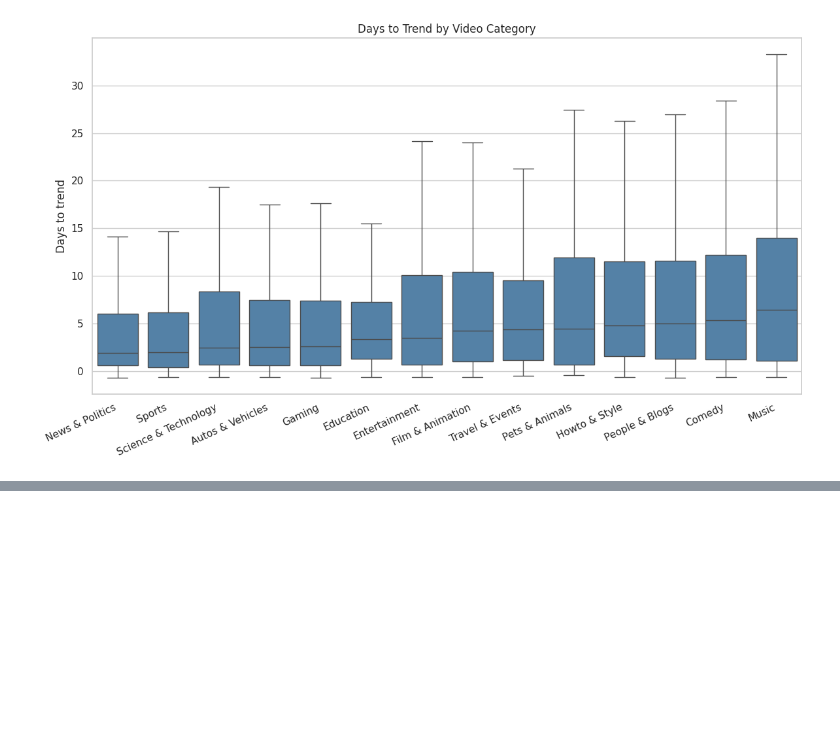
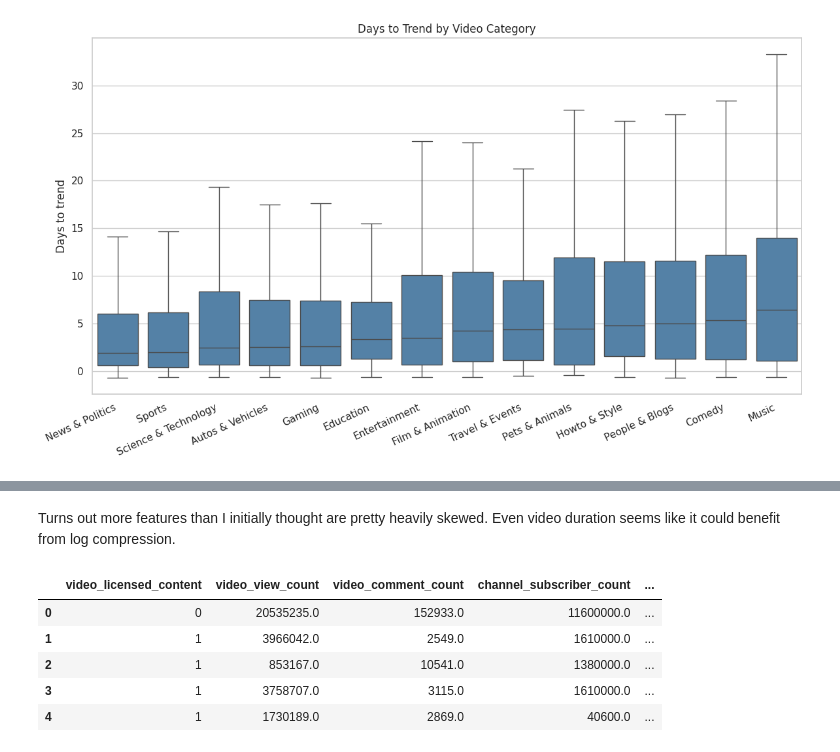
Before and after one commit to carlosfrancose/SpringboardCapstone2, a Jupyter notebook: notebooks/capstone_two.ipynb, the cells around one changed output, grey strips where cells are left out. Drawn from its saved outputs; the diff is of its cells as text; code cells hidden in the pictures; blank space fills up the shorter version.

```diff
--- a/notebooks/capstone_two.ipynb
+++ b/notebooks/capstone_two.ipynb
@@ -666,0 +693,9 @@ plt.show()
+# %%
+df.drop(columns=[
+    'video_published_at',
+    'video_trending_date',
+    'video_category_id',
+    'video_like_count',
+    'channel_published_at',
+    'channel_view_count'
+    ], inplace=True)
@@ -666,0 +704,3 @@ plt.show()
+# %%
+df.dropna(subset=['video_view_count', 'video_comment_count'], inplace=True)
+df.info()
@@ -666,0 +728,4 @@ plt.show()
+# %%
+df["comments_per_1k_views"] = (
+    df["video_comment_count"] / df["video_view_count"].clip(lower=1) * 1000
+)
@@ -666,0 +765,21 @@ plt.show()
+# %% [markdown]
+Turns out more features than I initially thought are pretty heavily skewed. Even video duration seems like it could benefit from log compression.
+# %%
+for col in [
+    "video_view_count",
+    "video_comment_count",
+    "channel_subscriber_count",
+    "channel_video_count",
+    "video_duration_seconds",
+    "comments_per_1k_views",
+]:
+    df[f"log_{col}"] = np.log1p(df[col])
+
+df.head()
+# %% [output]
+|  | video_licensed_content | video_view_count | video_comment_count | channel_subscriber_count | ... |
+| 0 | 0 | 20535235.0 | 152933.0 | 11600000.0 | ... |
+| 1 | 1 | 3966042.0 | 2549.0 | 1610000.0 | ... |
+| 2 | 1 | 853167.0 | 10541.0 | 1380000.0 | ... |
+| 3 | 1 | 3758707.0 | 3115.0 | 1610000.0 | ... |
+| 4 | 1 | 1730189.0 | 2869.0 | 40600.0 | ... |
```
Also changed, not shown: parts of 16 cells of this notebook.
